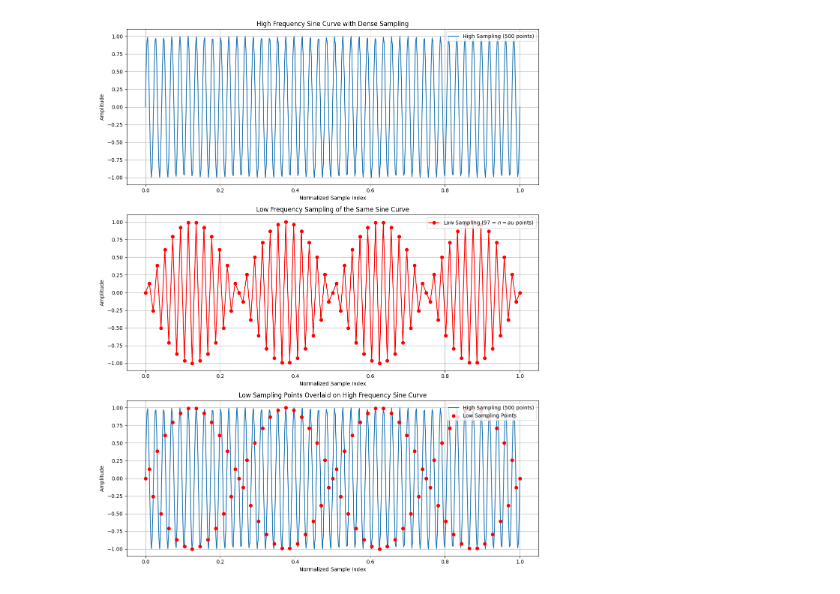
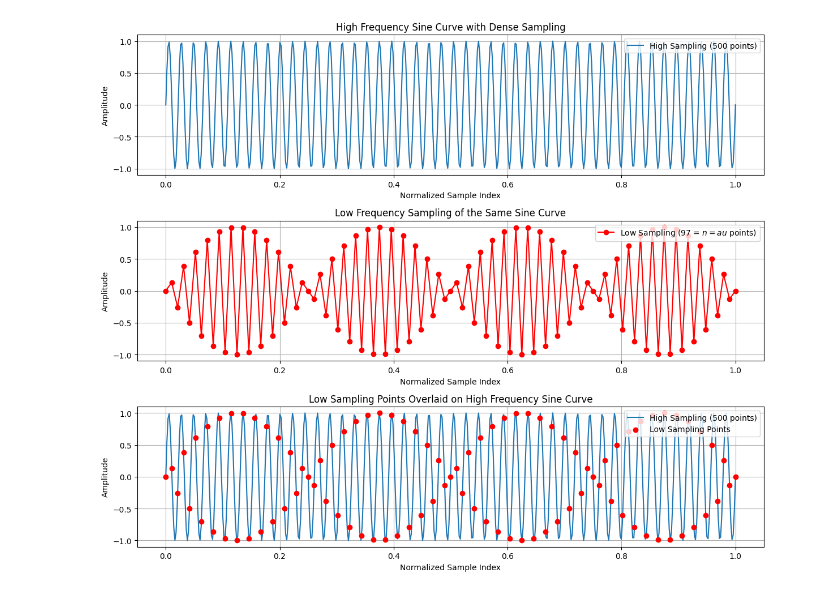
Before and after one commit to Lampertos/motif_Fourier, a Jupyter notebook: Harmonic_sampling.ipynb, the cells around one changed output. Drawn from its saved outputs; the diff is of its cells as text; code cells hidden in the pictures.

```diff
--- a/Harmonic_sampling.ipynb
+++ b/Harmonic_sampling.ipynb
@@ -44,7 +14,7 @@ plt.show()
 # %%
 # Create three plots: high-frequency sine curve, low-frequency sampled sine curve, and overlay of low-sampling points on the original
 
-plt.figure(figsize=(12, 15))
+plt.figure(figsize=(12, 10))
 
 # Top plot: high-frequency sine curve
 plt.subplot(3, 1, 1)
@@ -53,38 +23,40 @@ plt.title("High Frequency Sine Curve with Dense Sampling")
 plt.xlabel("Normalized Sample Index")
 plt.ylabel("Amplitude")
 plt.legend(loc='upper right')
 plt.grid(True)
 
-plt.savefig('results/sampling_harmonic_high.png')
-plt.tight_layout()
-plt.show()
+# plt.savefig('results/sampling_harmonic_high.png')
+# plt.tight_layout()
+# plt.show()
 
 
 # Middle plot: low-frequency sine curve
 plt.subplot(3, 1, 2)
 plt.plot(np.linspace(0, 1, low_sampling_points), low_sampling_wave, label='Low Sampling (97 = $n = \tau$ points)', marker='o', color ='red')
 plt.title("Low Frequency Sampling of the Same Sine Curve")
 plt.xlabel("Normalized Sample Index")
 plt.ylabel("Amplitude")
 plt.legend(loc='upper right')
 plt.grid(True)
-plt.savefig('results/sampling_harmonic_low.png')
-plt.tight_layout()
-plt.show()
+# plt.savefig('results/sampling_harmonic_low.png')
+# plt.tight_layout()
+# plt.show()
 
 
 # Bottom plot: overlay of low-sampling points on the high-sampling curve
 plt.subplot(3, 1, 3)
 plt.plot(np.linspace(0, 1, high_sampling_points), high_sampling_wave, label='High Sampling (500 points)')
 plt.scatter(np.linspace(0, 1, low_sampling_points), low_sampling_wave, color='red', label='Low Sampling Points', zorder=5)
 plt.title("Low Sampling Points Overlaid on High Frequency Sine Curve")
 plt.xlabel("Normalized Sample Index")
 plt.ylabel("Amplitude")
 plt.legend(loc='upper right')
 plt.grid(True)
 
-plt.savefig('results/sampling_harmonic_over.png')
+plt.savefig('results/sampling_harmonic_full.png')
+
+# plt.savefig('results/sampling_harmonic_over.png')
 plt.tight_layout()
 plt.show()
 # %% [output]
-[figure, old version]
+[figure, new version]
```
Also changed, not shown: parts of 1 cell of this notebook, 4 other files.
